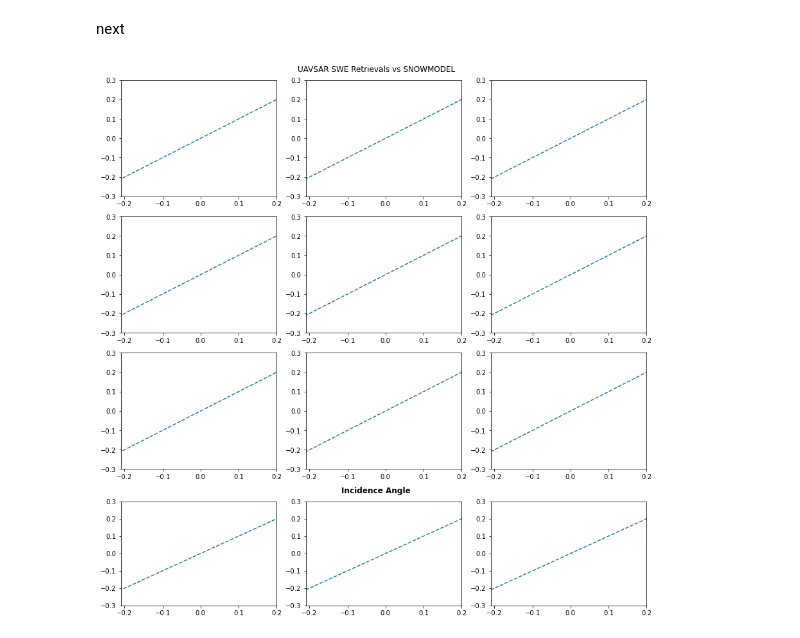
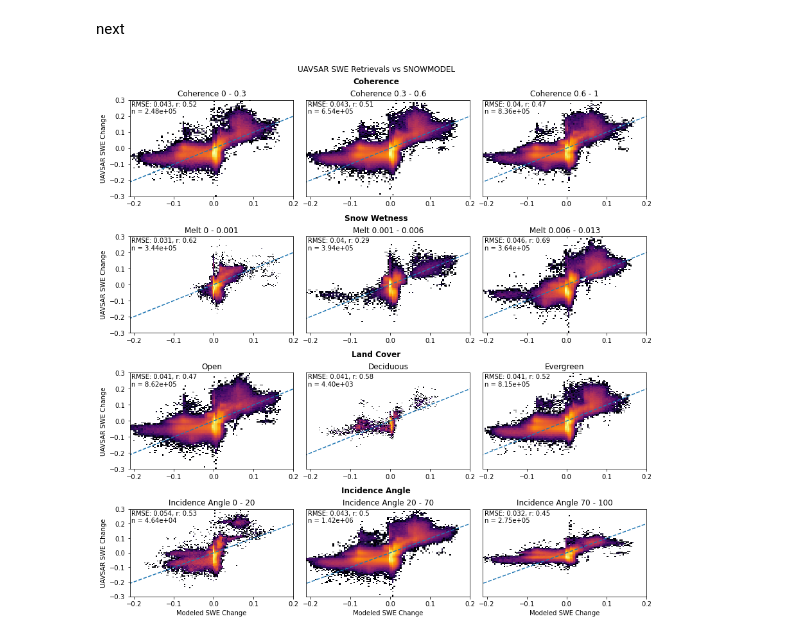
Before and after one commit to ZachHoppinen/uavsar-validation, a Jupyter notebook: src/play/modeling.ipynb, the cells around one changed output. Cells and saved outputs as stored; diff of their text form; code cells hidden in the pictures.

```diff
--- a/src/play/modeling.ipynb
+++ b/src/play/modeling.ipynb
@@ -110,7 +110,6 @@ for row, subfig in enumerate(subfigs):
         ax.plot([-1,1], [-1,1], label = '1-to-1', linestyle = 'dashed')
 
     if row == 0:
-        continue
         subfig.suptitle(f'Coherence', fontweight = 'bold')
         for i, (coh_low, coh_high) in enumerate([[0, 0.3], [0.3, 0.6],[0.6, 1]]):
             xs = []
@@ -142,7 +141,6 @@ for row, subfig in enumerate(subfigs):
             # axes[i].set_xticks([])
 
     if row == 1:
-        continue
         subfig.suptitle(f'Snow Wetness', fontweight = 'bold')
         for i, (low, high) in enumerate([[0, 0.001], [0.001, 0.006],[0.006, 0.013]]):
             xs = []
@@ -174,7 +172,6 @@ for row, subfig in enumerate(subfigs):
             # axes[i].set_xticks([])
 
     if row == 2:
-        continue
         subfig.suptitle(f'Land Cover', fontweight = 'bold')
         for i, (lc_list) in enumerate([open, decidous, evergreen]):
             xs = []
@@ -188,33 +185,59 @@ for row, subfig in enumerate(subfigs):
 
                 if var in ds.data_vars:
                     xs.append(ds['swe'].values.ravel())
                     ys.append(ds[var].sel(band = 'VV').values.ravel() * (ds.attrs['mean_density']/ 997))
             xs, ys = clean_xs_ys(xs, ys)
 
             rmse, r, n = get_stats(xs, ys)
 
             axes[i].hist2d(xs, ys, bins = 100, norm = mpl.colors.LogNorm(), cmap=mpl.cm.inferno)
 
             axes[i].text(.01, .99, f'RMSE: {rmse:.2}, r: {r:.2}\nn = {len(xs):.2e}', ha='left', va='top', transform=axes[i].transAxes)
             if i == 0:
                 axes[i].set_title(f'Open')
                 axes[i].set_ylabel('UAVSAR SWE Change')
             elif i == 1:
                 axes[i].set_title('Deciduous')
                 axes[i].set_yticks([])
 
             elif i == 2:
                 axes[i].set_title('Evergreen')
                 axes[i].set_yticks([])
-            axes[i].set_xlabel('Modeled SWE Change')
 
     if row == 3:
         subfig.suptitle(f'Incidence Angle', fontweight = 'bold')
+        for i, (low, high) in enumerate([[0, np.deg2rad(20)], [np.deg2rad(20), np.deg2rad(70)],[np.deg2rad(70), np.deg2rad(100)]]):
+            xs = []
+            ys = []
+            var = 'uavsar_dSD_unw'
+
+            for fp in ncs_dir.glob('*.sd.model.nc'):
+                ds = xr.open_dataset(fp)
+                ds = ds.where((ds['inc'] < high) & (ds['inc'] > low))
+
+                if var in ds.data_vars:
+                    xs.append(ds['swe'].values.ravel())
+                    ys.append(ds[var].sel(band = 'VV').values.ravel() * (ds.attrs['mean_density']/ 997))
+            xs, ys = clean_xs_ys(xs, ys)
+
+            rmse, r, n = get_stats(xs, ys)
+
+            axes[i].hist2d(xs, ys, bins = 100, norm=mpl.colors.LogNorm(), cmap=mpl.cm.inferno)
+
+            axes[i].text(.01, .99, f'RMSE: {rmse:.2}, r: {r:.2}\nn = {len(xs):.2e}', ha='left', va='top', transform=axes[i].transAxes)
+            axes[i].set_title(f'Incidence Angle {round(np.rad2deg(low))} - {round(np.rad2deg(high))}')
+
+            if i == 0:
+                axes[i].set_ylabel('UAVSAR SWE Change')
+            else:
+                axes[i].set_yticks([])
+            # axes[i].set_xticks([])
+            axes[i].set_xlabel('Modeled SWE Change')
 
 for ax in fig.get_axes():
     ax.set_xlim(-0.21, 0.2)
     ax.set_ylim(-0.3, 0.3)
 
-# plt.savefig('/bsuhome/zacharykeskinen/uavsar-validation/figures/model/modeling_binned_v3.png')
+plt.savefig('/bsuhome/zacharykeskinen/uavsar-validation/figures/model/modeling_binned_v4.png')
 # %% [output]
-[figure, old version]
+[figure, new version]
```
Also changed, not shown: parts of 1 cell of this notebook, 5 other files.
